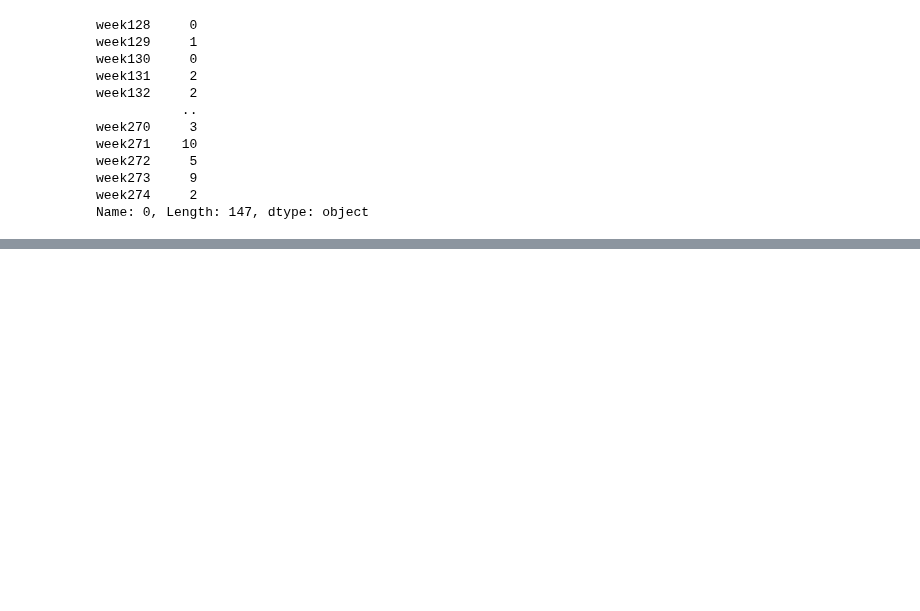
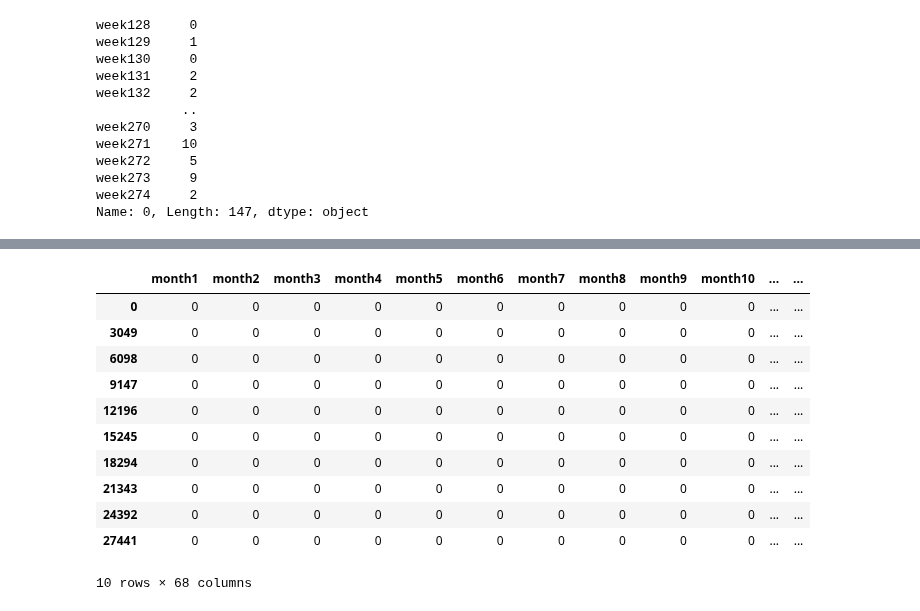
Before and after one commit to aaronmonash24/FYP, a Jupyter notebook: Model/Price_Elasticity_Model.ipynb, the cells around one changed output, grey strips where cells are left out. Drawn from its saved outputs; the diff is of its cells as text; code cells hidden in the pictures; blank space fills up the shorter version.

Commit message:
State hierachy and all location hierachy

```diff
--- a/Model/Price_Elasticity_Model.ipynb
+++ b/Model/Price_Elasticity_Model.ipynb
@@ -724,0 +1014,17 @@ Notes:
+# %%
+all_state_sales=monthly_sale.loc[(( monthly_sale['store_id'].str.contains("CA")  ) | (monthly_sale['store_id'].str.contains("WI")  ) | ( monthly_sale['store_id'].str.contains("TX") ) ) & (monthly_sale['item_id'] == "HOBBIES_1_001")].iloc[:,6:]
+# %%
+all_state_sales
+# %% [output]
+|  | month1 | month2 | month3 | month4 | month5 | month6 | month7 | month8 | month9 | month10 | ... | ... |
+| 0 | 0 | 0 | 0 | 0 | 0 | 0 | 0 | 0 | 0 | 0 | ... | ... |
+| 3049 | 0 | 0 | 0 | 0 | 0 | 0 | 0 | 0 | 0 | 0 | ... | ... |
+| 6098 | 0 | 0 | 0 | 0 | 0 | 0 | 0 | 0 | 0 | 0 | ... | ... |
+| 9147 | 0 | 0 | 0 | 0 | 0 | 0 | 0 | 0 | 0 | 0 | ... | ... |
+| 12196 | 0 | 0 | 0 | 0 | 0 | 0 | 0 | 0 | 0 | 0 | ... | ... |
+| 15245 | 0 | 0 | 0 | 0 | 0 | 0 | 0 | 0 | 0 | 0 | ... | ... |
+| 18294 | 0 | 0 | 0 | 0 | 0 | 0 | 0 | 0 | 0 | 0 | ... | ... |
+| 21343 | 0 | 0 | 0 | 0 | 0 | 0 | 0 | 0 | 0 | 0 | ... | ... |
+| 24392 | 0 | 0 | 0 | 0 | 0 | 0 | 0 | 0 | 0 | 0 | ... | ... |
+| 27441 | 0 | 0 | 0 | 0 | 0 | 0 | 0 | 0 | 0 | 0 | ... | ... |
+10 rows × 68 columns
```
Also changed, not shown: parts of 129 cells of this notebook.
